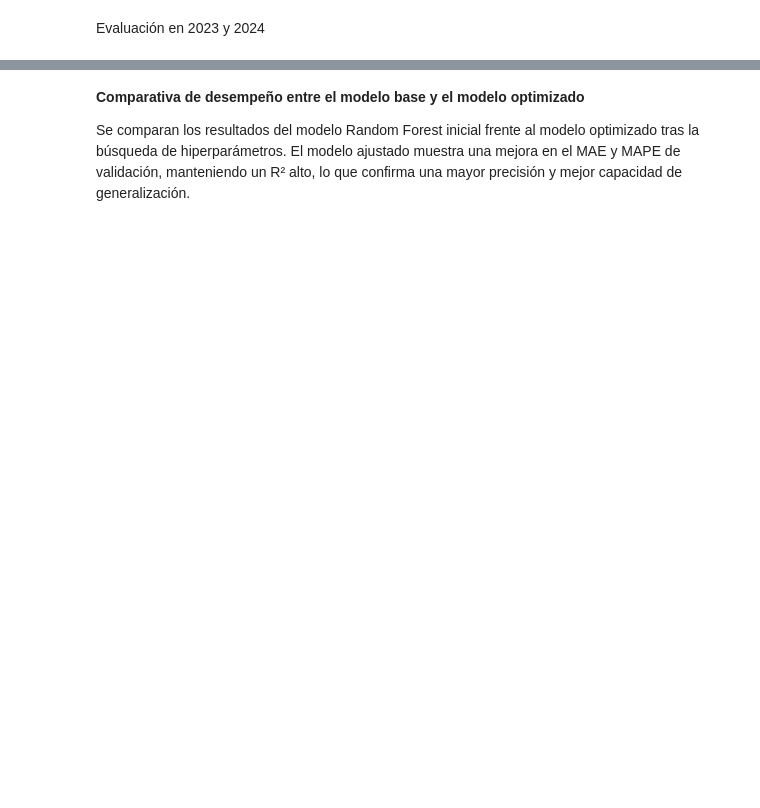
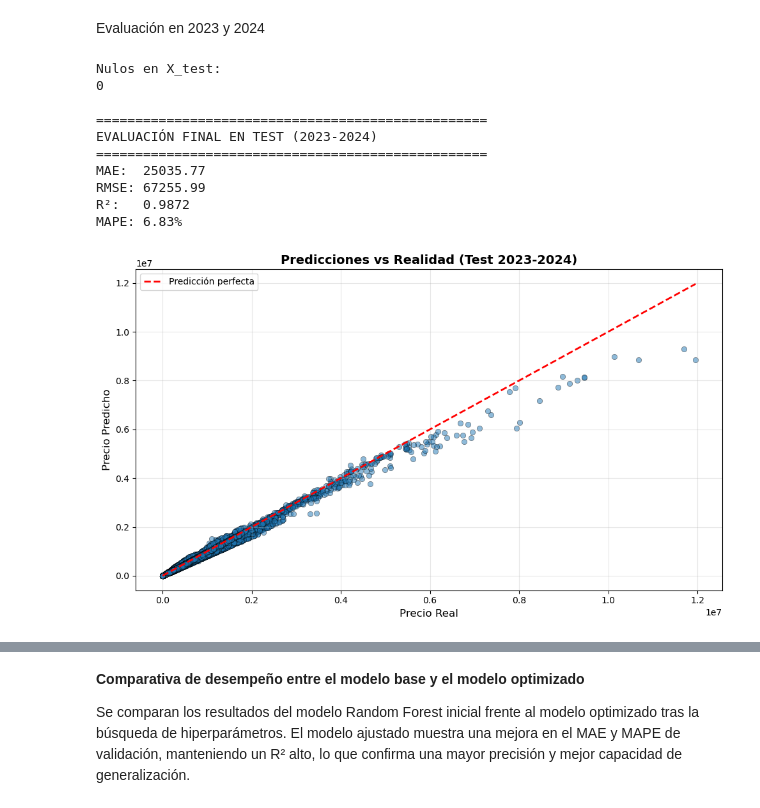
Before and after one commit to JorgeGM8/TFM_Data_Science, a Jupyter notebook: notebooks/preprocesamiento_modelado.ipynb, the cells around one changed output, grey strips where cells are left out. Cells and saved outputs as stored; diff of their text form; code cells hidden in the pictures; blank space fills up the shorter version.

Commit message:
Preprocesamiento modelado con ediciones por Gaspar

```diff
--- a/notebooks/preprocesamiento_modelado.ipynb
+++ b/notebooks/preprocesamiento_modelado.ipynb
@@ -21,5 +24,5 @@ import pickle
 # %%
-df_inicial = pd.read_csv("../data/final/viviendas_2011_2024.csv")
+df_inicial = pd.read_csv("viviendas_2011_2024.csv")
 df_inicial.head()
 # %% [output]
 |  | Ano | Distrito | Esperanza_vida | Renta_neta_persona | Renta_neta_hogar | Renta_bruta_persona | ... |
@@ -78,9 +188,10 @@ df[vars_faltantes] = (
 # %%
-resumen = pd.DataFrame({
-    "Tipo": df.dtypes,
-    "Nulos": df.isna().sum(),
-    "Nulos_%": (df.isna().mean()*100).round(2)
-})
+# Eliminar columnas de tendencias que ya no son necesarias tras la imputación
+cols_tendencia = [col for col in df.columns if '_tendencia' in col]
+df = df.drop(columns=cols_tendencia)
+
+# Verificar estado final del dataset: tipos de datos y ausencia de nulos
+resumen = pd.DataFrame({"Tipo": df.dtypes, "Nulos": df.isna().sum(), "Nulos_%": (df.isna().mean()*100).round(2)})
 print(resumen)
 # %% [output]
                                 Tipo  Nulos  Nulos_%
@@ -417,12 +600,10 @@ Pipeline(steps=[('scaler', RobustScaler()),
 # %% [markdown]
 Guardar modelo
 # %%
-import bz2
-
-with bz2.open('../models/rf_final.pkl.bz2', 'wb') as f:
+with bz2.open('rf_final.pkl.bz2', 'wb') as f:
     pickle.dump(rf_final, f)
 # %% [markdown]
 Cargar modelo
 # %%
-with bz2.open('../models/rf_final.pkl.bz2', 'rb') as f:
+with bz2.open('rf_final.pkl.bz2', 'rb') as f:
     rf_final = pickle.load(f)
@@ -447,2 +654,45 @@ def evaluar_sin_fit(model, X_tr, y_tr, X_va, y_va):
 # %% [markdown]
 Evaluación en 2023 y 2024
+# %%
+# Verificar que X_test no tenga nulos
+print("Nulos en X_test:")
+print(X_test.isna().sum().sum())
+
+# Si no hay nulos, evaluar directamente
+y_pred_test = rf_final.predict(X_test)
+
+print("\n" + "="*50)
+print("EVALUACIÓN FINAL EN TEST (2023-2024)")
+print("="*50)
+
+print(f"MAE:  {mean_absolute_error(y_test, y_pred_test):.2f}")
+print(f"RMSE: {np.sqrt(mean_squared_error(y_test, y_pred_test)):.2f}")
+print(f"R²:   {r2_score(y_test, y_pred_test):.4f}")
+
+# MAPE
+mape_test = np.mean(np.abs((y_test - y_pred_test) / (np.abs(y_test) + 1e-9))) * 100
+print(f"MAPE: {mape_test:.2f}%")
+
+# Comparación visual
+plt.figure(figsize=(10, 6))
+plt.scatter(y_test, y_pred_test, alpha=0.5, edgecolors='k', linewidth=0.5)
+plt.plot([y_test.min(), y_test.max()], [y_test.min(), y_test.max()], 'r--', lw=2, label='Predicción perfecta')
+plt.xlabel('Precio Real', fontsize=12)
+plt.ylabel('Precio Predicho', fontsize=12)
+plt.title('Predicciones vs Realidad (Test 2023-2024)', fontsize=14, fontweight='bold')
+plt.legend()
+plt.grid(alpha=0.3)
+plt.tight_layout()
+plt.show()
+# %% [output]
+Nulos en X_test:
+0
+
+==================================================
+EVALUACIÓN FINAL EN TEST (2023-2024)
+==================================================
+MAE:  25035.77
+RMSE: 67255.99
+R²:   0.9872
+MAPE: 6.83%
+[figure, added]
```
Also changed, not shown: parts of 52 cells of this notebook.
